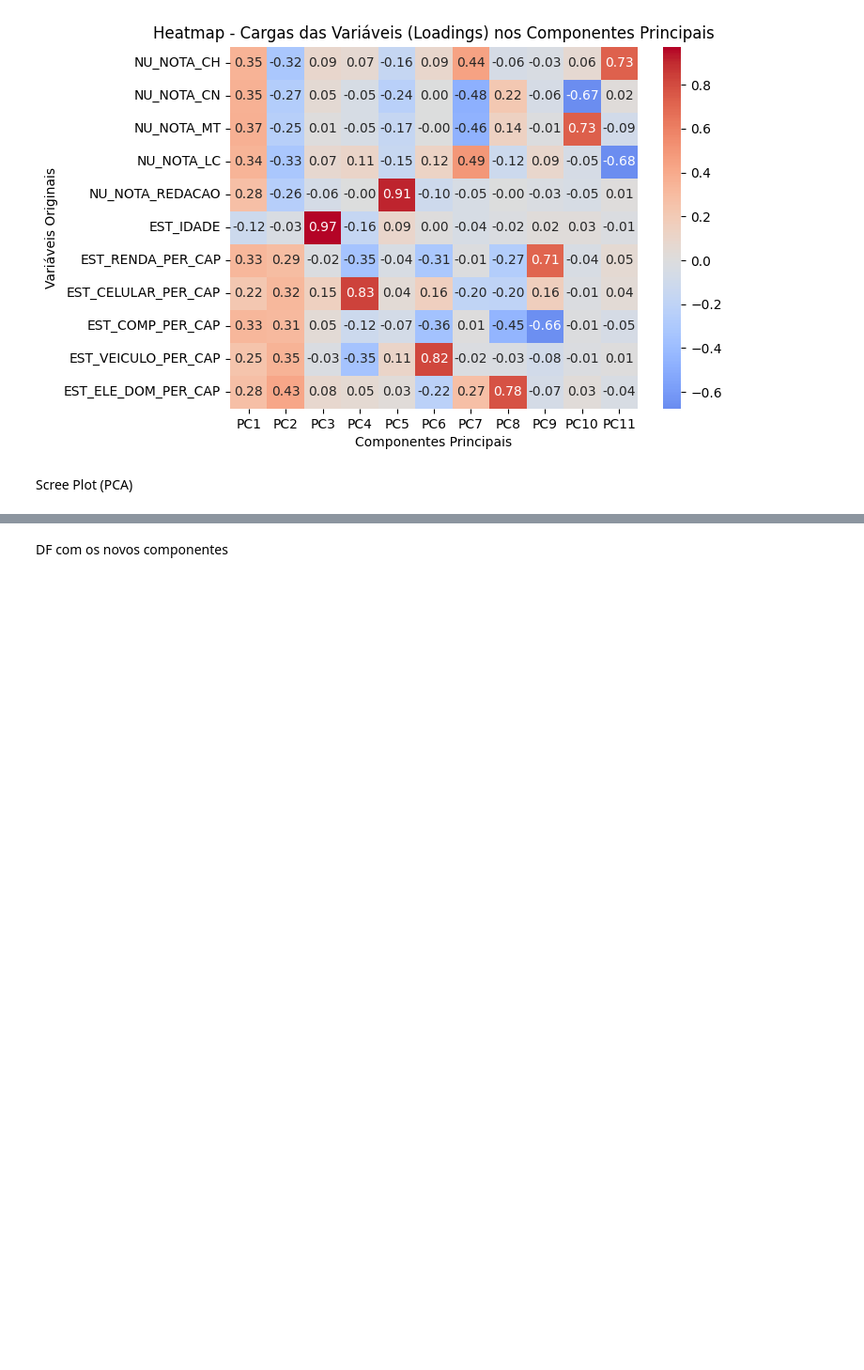
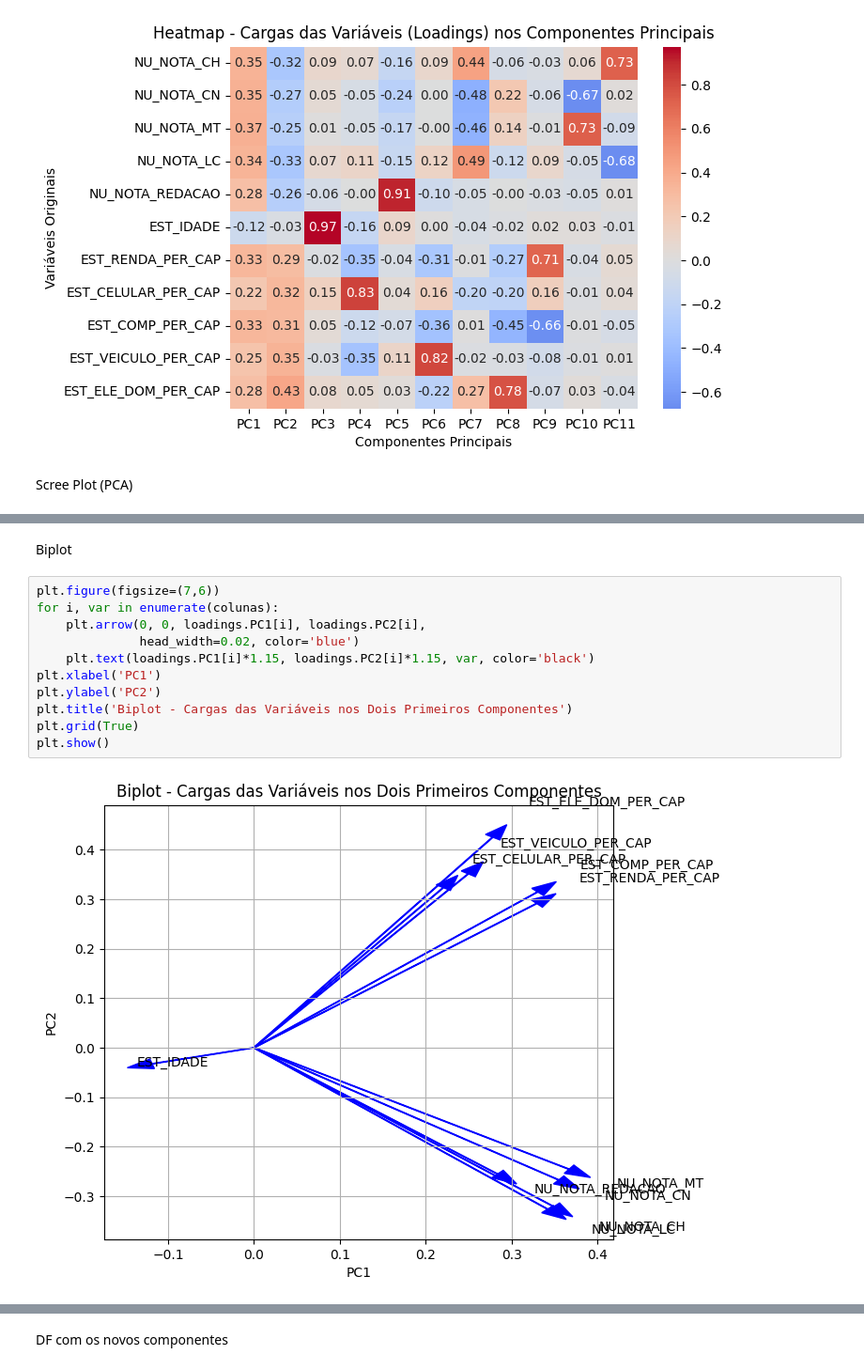
Before and after one commit to gl4a-Veloso/materiais-mqam, a Jupyter notebook: enem/T4/PCA.ipynb, the cells around one changed output, grey strips where cells are left out. Shown at 94% size. Cells and saved outputs as stored; diff of their text form; blank space fills up the shorter version.

```diff
--- a/enem/T4/PCA.ipynb
+++ b/enem/T4/PCA.ipynb
@@ -168,0 +170,15 @@ plt.show()
+# %% [markdown]
+Biplot
+# %%
+plt.figure(figsize=(7,6))
+for i, var in enumerate(colunas):
+    plt.arrow(0, 0, loadings.PC1[i], loadings.PC2[i],
+              head_width=0.02, color='blue')
+    plt.text(loadings.PC1[i]*1.15, loadings.PC2[i]*1.15, var, color='black')
+plt.xlabel('PC1')
+plt.ylabel('PC2')
+plt.title('Biplot - Cargas das Variáveis nos Dois Primeiros Componentes')
+plt.grid(True)
+plt.show()
+# %% [output]
+[figure, added]
```
Also changed, not shown: parts of 4 cells of this notebook.
